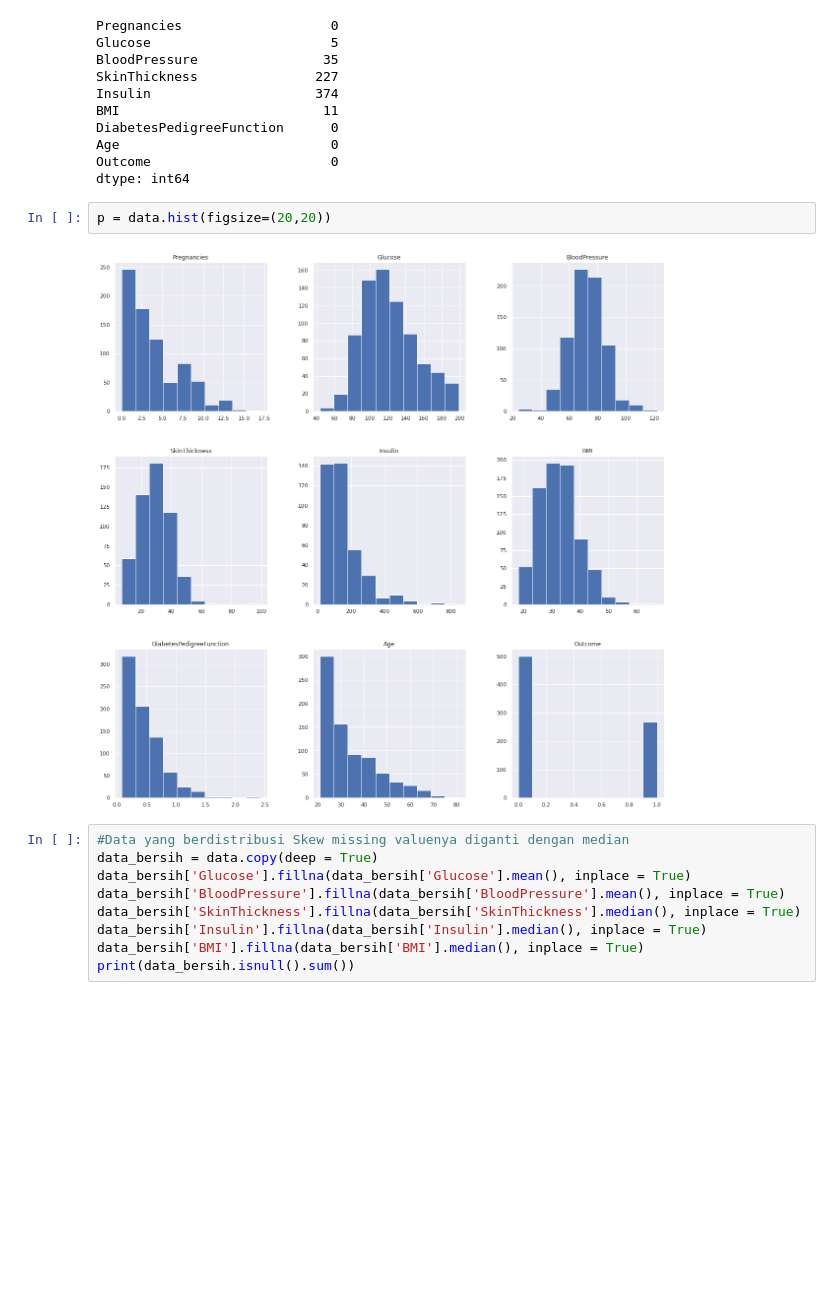
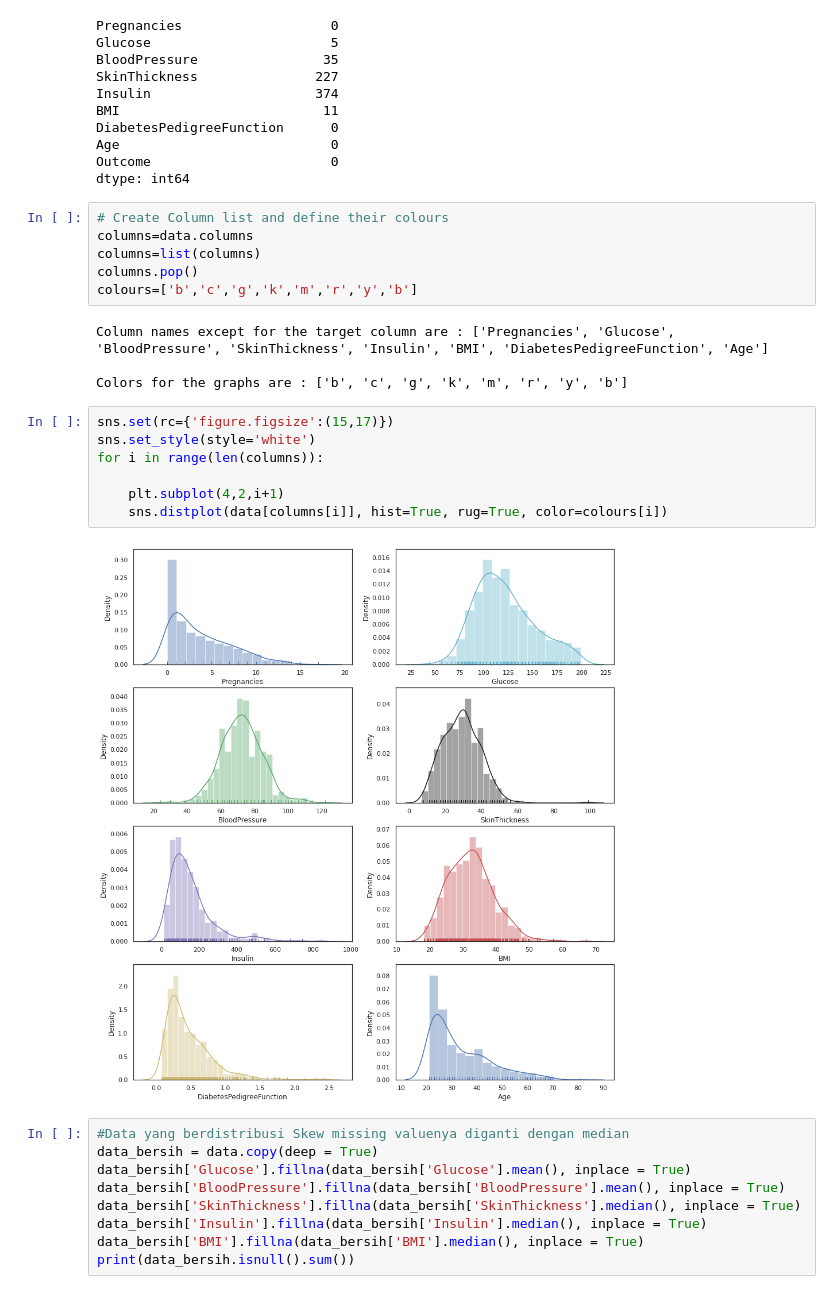
Before and after one commit to rifrif12/Hyperparameter-Tuning-for-knn, a Jupyter notebook: Main.ipynb, the cells around one changed output. Saved outputs shown, nothing was run; the diff lists cells and outputs as text; blank space fills up the shorter version.

```diff
--- a/Main.ipynb
+++ b/Main.ipynb
@@ -144,10 +145,25 @@ DiabetesPedigreeFunction      0
 Age                           0
 Outcome                       0
 dtype: int64
-# %%
-p = data.hist(figsize=(20,20))
-# %% [output]
-[figure, removed]
+# %%
+# Create Column list and define their colours
+columns=data.columns
+columns=list(columns)
+columns.pop()
+colours=['b','c','g','k','m','r','y','b']
+# %% [output]
+Column names except for the target column are : ['Pregnancies', 'Glucose', 'BloodPressure', 'SkinThickness', 'Insulin', 'BMI', 'DiabetesPedigreeFunction', 'Age']
+
+Colors for the graphs are : ['b', 'c', 'g', 'k', 'm', 'r', 'y', 'b']
+# %%
+sns.set(rc={'figure.figsize':(15,17)})
+sns.set_style(style='white')
+for i in range(len(columns)):
+
+    plt.subplot(4,2,i+1)
+    sns.distplot(data[columns[i]], hist=True, rug=True, color=colours[i])
+# %% [output]
+[figure, added]
 # %%
 #Data yang berdistribusi Skew missing valuenya diganti dengan median
 data_bersih = data.copy(deep = True)
```
Also changed, not shown: parts of 2 cells of this notebook.
